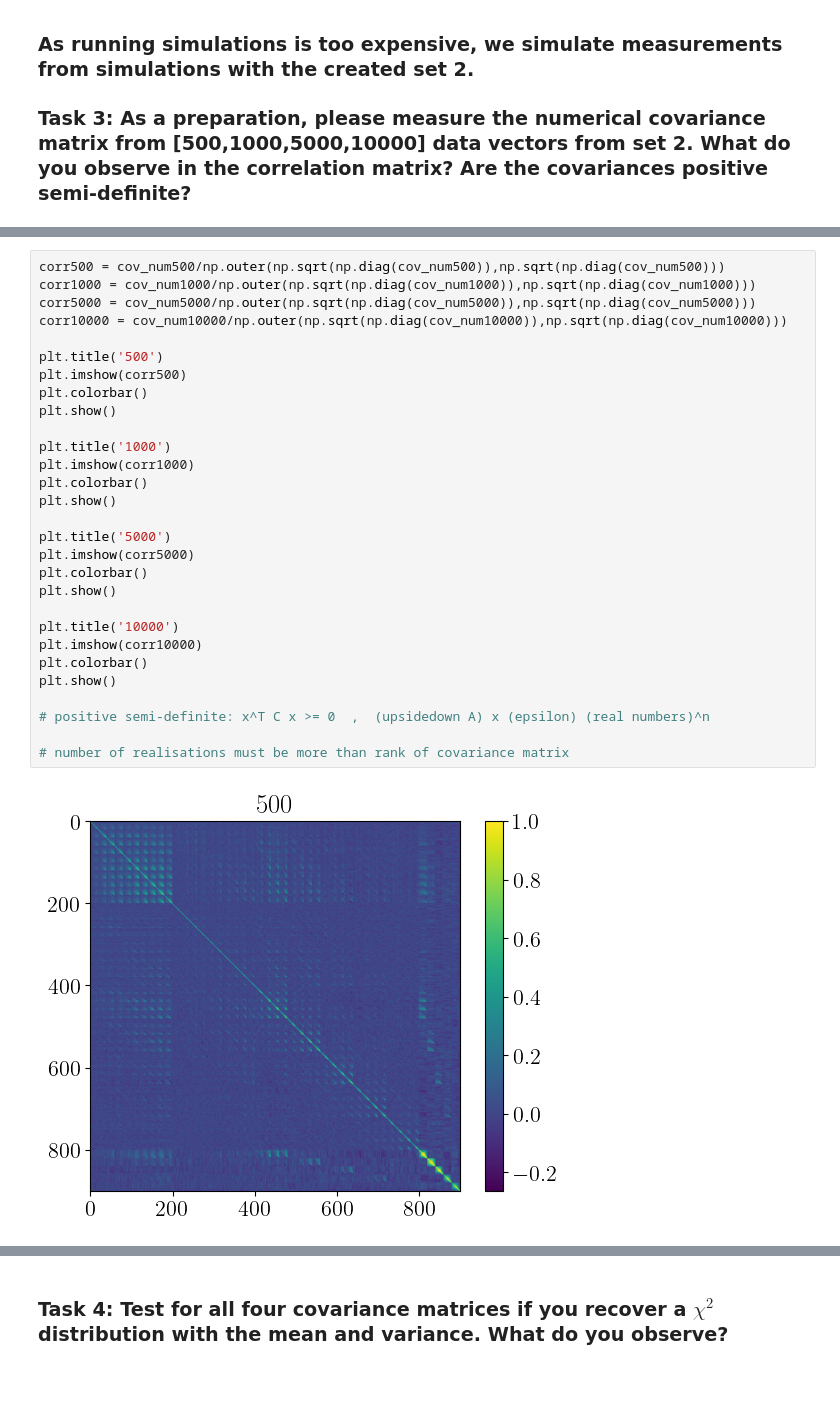
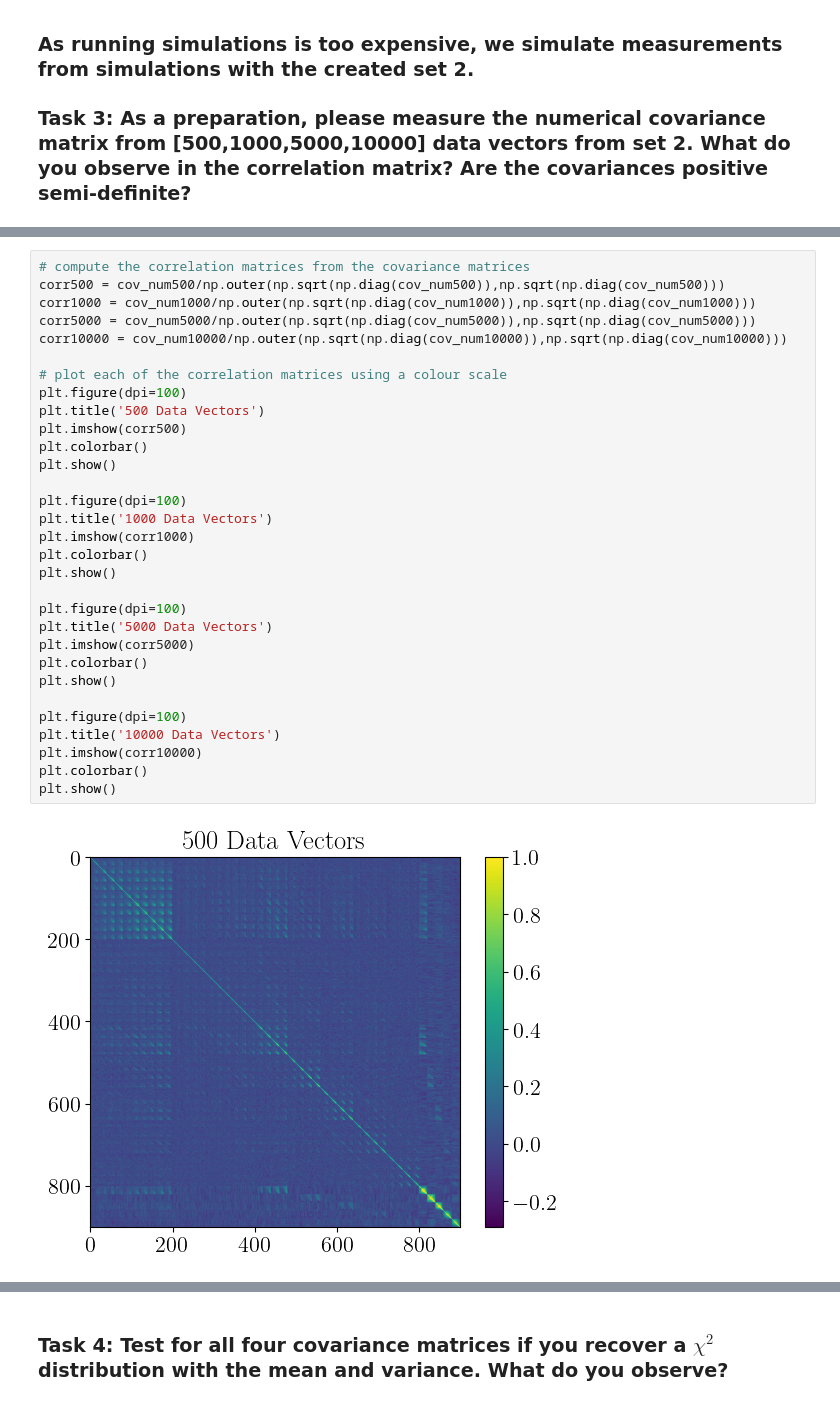
Before and after one commit to Rashaad-Reid/UWAstroStats, a Jupyter notebook: projects/2ptstat-analysis/assignments/assignment1.ipynb, the cells around one changed output, grey strips where cells are left out. Drawn from its saved outputs; the diff is of its cells as text.

```diff
--- a/projects/2ptstat-analysis/assignments/assignment1.ipynb
+++ b/projects/2ptstat-analysis/assignments/assignment1.ipynb
@@ -114,31 +144,33 @@ False
 # %%
+# compute the correlation matrices from the covariance matrices
 corr500 = cov_num500/np.outer(np.sqrt(np.diag(cov_num500)),np.sqrt(np.diag(cov_num500)))
 corr1000 = cov_num1000/np.outer(np.sqrt(np.diag(cov_num1000)),np.sqrt(np.diag(cov_num1000)))
 corr5000 = cov_num5000/np.outer(np.sqrt(np.diag(cov_num5000)),np.sqrt(np.diag(cov_num5000)))
 corr10000 = cov_num10000/np.outer(np.sqrt(np.diag(cov_num10000)),np.sqrt(np.diag(cov_num10000)))
 
-plt.title('500')
+# plot each of the correlation matrices using a colour scale
+plt.figure(dpi=100)
+plt.title('500 Data Vectors')
 plt.imshow(corr500)
 plt.colorbar()
 plt.show()
 
-plt.title('1000')
+plt.figure(dpi=100)
+plt.title('1000 Data Vectors')
 plt.imshow(corr1000)
 plt.colorbar()
 plt.show()
 
-plt.title('5000')
+plt.figure(dpi=100)
+plt.title('5000 Data Vectors')
 plt.imshow(corr5000)
 plt.colorbar()
 plt.show()
 
-plt.title('10000')
+plt.figure(dpi=100)
+plt.title('10000 Data Vectors')
 plt.imshow(corr10000)
 plt.colorbar()
 plt.show()
-
-# positive semi-definite: x^T C x >= 0  ,  (upsidedown A) x (epsilon) (real numbers)^n
-
-# number of realisations must be more than rank of covariance matrix
 # %% [output]
-[figure, old version]
+[figure, new version]
```
Also changed, not shown: parts of 48 cells of this notebook.
